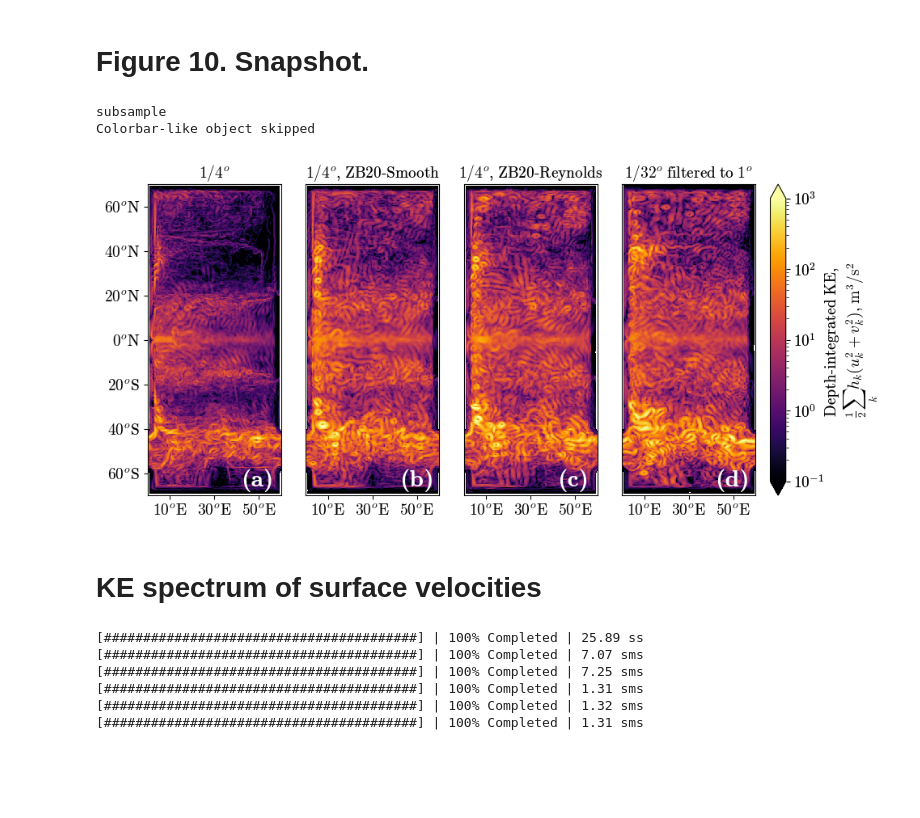
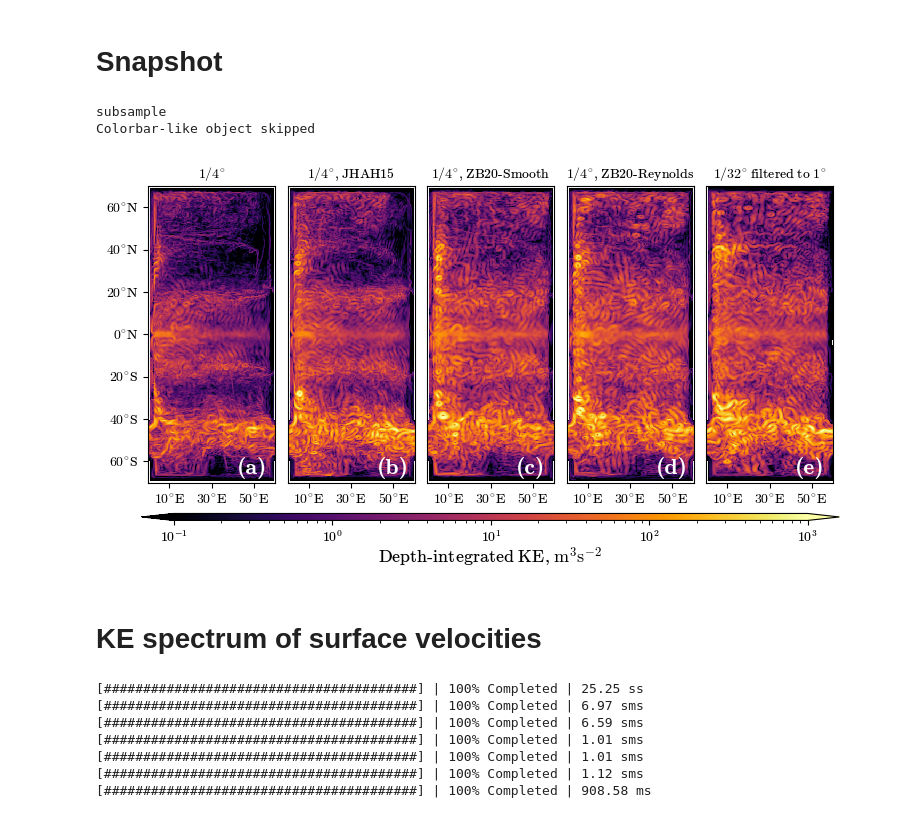
Before and after one commit to m2lines/Implementation-ZB20, a Jupyter notebook: Figure-plotting/Section6.ipynb, the cells around one changed output. Cells and saved outputs as stored; diff of their text form; code cells hidden in the pictures; blank space fills up the shorter version.

Commit message:
Update review

```diff
--- a/Figure-plotting/Section6.ipynb
+++ b/Figure-plotting/Section6.ipynb
@@ -23,4 +23,6 @@ hvplot.output(widget_location='bottom')
 M4 = xr.open_mfdataset('/scratch/pp2681/mom6/Neverworld2/simulations/R4-long/bare/output/longmean_00029050.nc', decode_times=False).mean('time')
 M4_smooth = xr.open_mfdataset('/scratch/pp2681/mom6/Neverworld2/simulations/R4-long/Smooth-filter-3D/output/longmean_00029050.nc', decode_times=False).mean('time')
 M4_reynolds = xr.open_mfdataset('/scratch/pp2681/mom6/Neverworld2/simulations/R4-long/Reynolds-newest-code/output/longmean_00029050.nc', decode_times=False).mean('time')
+M4_clean = xr.open_mfdataset('/scratch/pp2681/mom6/Neverworld2/simulations/R4-long/ZB-clean-0.5/output/longmean_00029050.nc', decode_times=False).mean('time')
+M4_JH = xr.open_mfdataset('/scratch/pp2681/mom6/Neverworld2/simulations/R4-long/JansenHeld-Cs-0.2-Cback-0.1/output/longmean_00029050.nc', decode_times=False).mean('time')
 M32 = xr.open_mfdataset('/scratch/pp2681/mom6/Neverworld2/simulations/R32/longmean*.nc', decode_times=False)
@@ -74,0 +173,18 @@ plt.savefig('Paper-Figures/Drake-30k-20-new-code.pdf')
+# %%
+default_rcParams()
+plt.figure(figsize=(15,15))
+plt.subplot(2,2,1)
+(ssh_4-ssh_32).plot(vmax=0.5)
+plt.title('Bare')
+
+plt.subplot(2,2,2)
+(ssh_jh-ssh_32).plot(vmax=0.5)
+plt.title('JAHA15')
+
+plt.subplot(2,2,3)
+(ssh_smooth-ssh_32).plot(vmax=0.5)
+plt.title('ZB20-Smooth')
+
+plt.subplot(2,2,4)
+(ssh_reynolds-ssh_32).plot(vmax=0.5)
+plt.title('ZB20-Reynolds')
@@ -75,2 +194,2 @@ plt.savefig('Paper-Figures/Drake-30k-20-new-code.pdf')
 # %% [markdown]
-# Figure 10. Snapshot.
+# Snapshot
@@ -79,3 +206,4 @@ R32f = xr.open_mfdataset('/scratch/pp2681/mom6/Neverworld2/simulations/R32/1-deg
 R4 = xr.open_mfdataset('/scratch/pp2681/mom6/Neverworld2/simulations/R4-long/bare/output/snapshots_00029010.nc', decode_times=False).isel(time=-1)
 R4_smooth = xr.open_mfdataset('/scratch/pp2681/mom6/Neverworld2/simulations/R4-long/Smooth-filter-3D/output/snapshots_00029010.nc', decode_times=False).isel(time=-1)
 R4_reynolds = xr.open_mfdataset('/scratch/pp2681/mom6/Neverworld2/simulations/R4-long/Reynolds-newest-code/output/snapshots_00029010.nc', decode_times=False).isel(time=-1)
+R4_jh = xr.open_mfdataset('/scratch/pp2681/mom6/Neverworld2/simulations/R4-long/JansenHeld-Cs-0.2-Cback-0.1/output/snapshots_00029010.nc', decode_times=False).isel(time=-1)
@@ -94,45 +215,45 @@ def KEz(ds):
 # %%
 import matplotlib as mpl
 
-default_rcParams({'figure.subplot.wspace': 0.05, 'figure.subplot.hspace': 0.3, 'font.size': 14})
+default_rcParams({'figure.subplot.wspace': 0.0, 'figure.subplot.hspace': 0.3, 'font.size': 10})
 
-plt.figure(figsize=(12,5))
+plt.figure(figsize=(9,5))
 for col, (exp, label) in enumerate(
     zip(
-    [R4, R4_smooth, R4_reynolds, R32f],
-    ['$1/4^o$', '$1/4^o$, ZB20-Smooth', '$1/4^o$, ZB20-Reynolds', '$1/32^o$ filtered to $1^o$']
+    [R4, R4_jh, R4_smooth, R4_reynolds, R32f],
+    ['$1/4^{\circ}$', '$1/4^{\circ}$, JHAH15', '$1/4^{\circ}$, ZB20-Smooth', '$1/4^{\circ}$, ZB20-Reynolds', '$1/32^{\circ}$ filtered to $1^{\circ}$']
     )):
-    plt.subplot(1,4,col+1)
+    plt.subplot(1,5,col+1)
     KE = KEz(exp)
-    if col==3:
+    if col==4:
         print('subsample')
         KE = KE.isel(xh=slice(None,None,8), yh=slice(None,None,8))
     im = KE.plot.imshow(
         norm=mpl.colors.LogNorm(vmin=1e-1, vmax=1e+3),
         cmap='inferno',
         add_colorbar=False,
         interpolation='none'
     )
     plt.gca().axes.set_aspect('equal')
     plt.xlabel('')
     plt.ylabel('')
-    plt.title(label, fontsize=14)
+    plt.title(label, fontsize=10)
     lons = [10,30,50]
-    plt.xticks(lons, [f'${lon}^o$E' for lon in lons])
+    plt.xticks(lons, [f'${lon}^'+'{\circ}$E' for lon in lons])
     if col==0:
         lats = [-60, -40, -20, 0, 20, 40, 60]
-        lat_ticks = [f'${-lat}^o$S' if lat<0 else f'${lat}^o$N' for lat in lats]
+        lat_ticks = [f'${-lat}^'+'{\circ}$S' if lat<0 else f'${lat}^'+'{\circ}$N' for lat in lats]
         plt.yticks(lats, lat_ticks)
     else:
         plt.yticks([])
 
-plt.colorbar(im, pad=0.02, ax=plt.gcf().axes, extend='both', label='Depth-integrated KE, \n$\\frac{1}{2} \\sum_k h_k (u_k^2 + v_k^2)$, $\mathrm{m}^3/\mathrm{s}^2$')
-set_letters(x=0.7, y=0.03, fontsize=20, color='white')
-plt.savefig('Paper-Figures/NW2_snapshot-filtered-30k-20-new-code.pdf')
+plt.colorbar(im, pad=0.08, aspect=100, orientation='horizontal', ax=plt.gcf().axes, extend='both').set_label(fontsize=13, label='Depth-integrated KE, $\mathrm{m}^3 \mathrm{s}^{-2}$')
+set_letters(x=0.7, y=0.03, fontsize=15, color='white')
+plt.savefig('Review/NW2-snapshot.pdf')
 # %% [output]
 subsample
 Colorbar-like object skipped
-[figure, old version]
+[figure, new version]
 # %% [markdown]
 # KE spectrum of surface velocities
 # %%
@@ -200,10 +323,12 @@ with ProgressBar():
     R4_spec = SKE_spectrum(R4,M4)
     smooth_spec = SKE_spectrum(R4_smooth,M4_smooth)
     reynolds_spec = SKE_spectrum(R4_reynolds,M4_reynolds)
+    jh_spec = SKE_spectrum(R4_jh,M4_jh)
 # %% [output]
-[########################################] | 100% Completed | 25.89 ss
-[########################################] | 100% Completed | 7.07 sms
-[########################################] | 100% Completed | 7.25 sms
-[########################################] | 100% Completed | 1.31 sms
-[########################################] | 100% Completed | 1.32 sms
-[########################################] | 100% Completed | 1.31 sms
+[########################################] | 100% Completed | 25.25 ss
+[########################################] | 100% Completed | 6.97 sms
+[########################################] | 100% Completed | 6.59 sms
+[########################################] | 100% Completed | 1.01 sms
+[########################################] | 100% Completed | 1.01 sms
+[########################################] | 100% Completed | 1.12 sms
+[########################################] | 100% Completed | 908.58 ms
```
Also changed, not shown: parts of 24 cells of this notebook, 5 other files.
